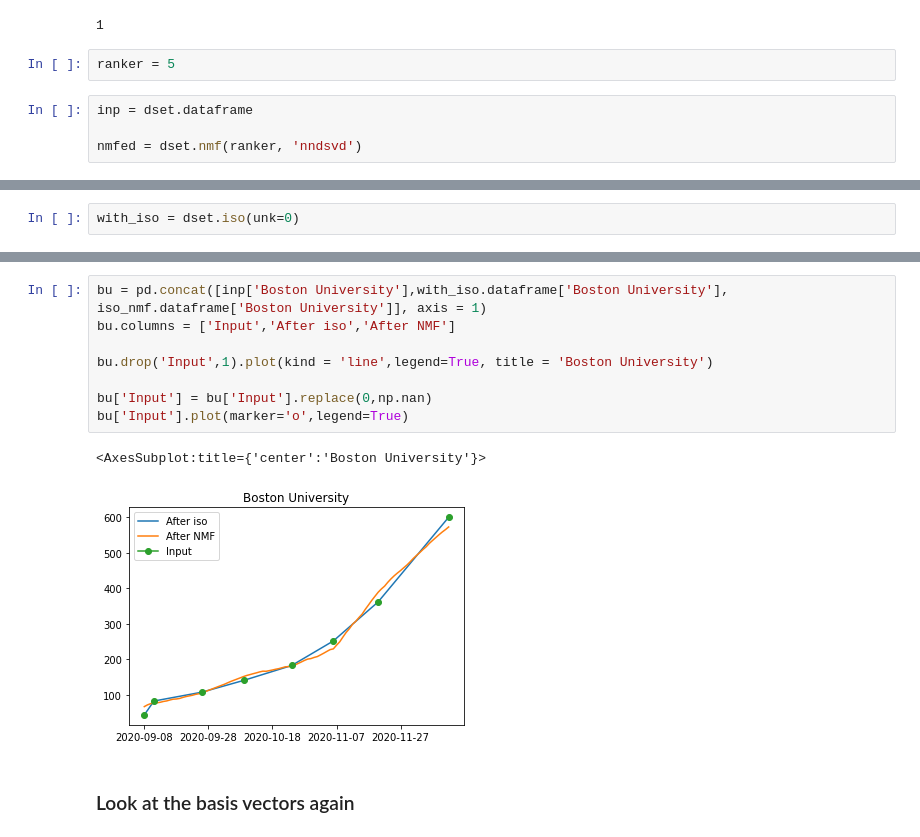
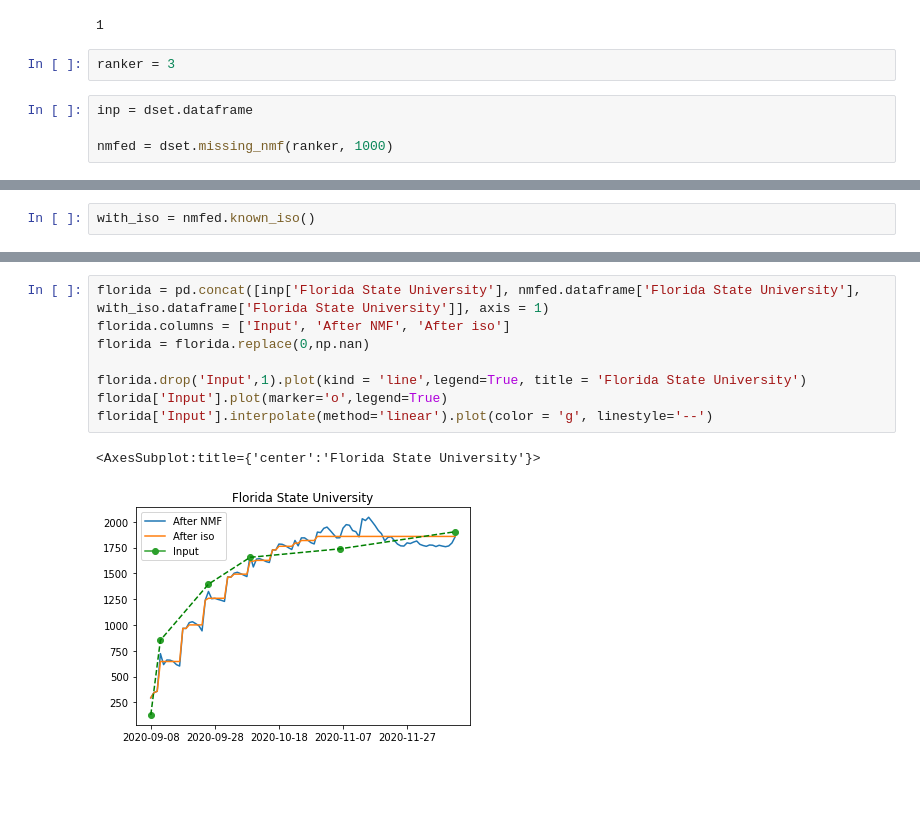
Before and after one commit to kevin-q2/Covid_Diffusion, a Jupyter notebook: analysis/nmf_tests.ipynb, the cells around one changed output, grey strips where cells are left out. Cells and saved outputs as stored; diff of their text form; blank space fills up the shorter version.

```diff
--- a/analysis/nmf_tests.ipynb
+++ b/analysis/nmf_tests.ipynb
@@ -48,8 +48,8 @@ print(ranker)
 # %% [output]
 1
 # %%
-ranker = 5
+ranker = 3
 # %%
 inp = dset.dataframe
 
-nmfed = dset.nmf(ranker, 'nndsvd')
+nmfed = dset.missing_nmf(ranker, 1000)
@@ -56 +74,3 @@ nmfed = dset.nmf(ranker, 'nndsvd')
+# %%
+with_iso = nmfed.known_iso()
 # %% [markdown]
@@ -99,2 +122,0 @@ plot_bases(dset,ranker)
-# %%
-with_iso = dset.iso(unk=0)
@@ -103,13 +134,11 @@ iso_nmf = with_iso.nmf(ranker, 'random')
 # %%
-bu = pd.concat([inp['Boston University'],with_iso.dataframe['Boston University'], iso_nmf.dataframe['Boston University']], axis = 1)
-bu.columns = ['Input','After iso','After NMF']
+florida = pd.concat([inp['Florida State University'], nmfed.dataframe['Florida State University'], with_iso.dataframe['Florida State University']], axis = 1)
+florida.columns = ['Input', 'After NMF', 'After iso']
+florida = florida.replace(0,np.nan)
 
-bu.drop('Input',1).plot(kind = 'line',legend=True, title = 'Boston University')
-
-bu['Input'] = bu['Input'].replace(0,np.nan)
-bu['Input'].plot(marker='o',legend=True)
+florida.drop('Input',1).plot(kind = 'line',legend=True, title = 'Florida State University')
+florida['Input'].plot(marker='o',legend=True)
+florida['Input'].interpolate(method='linear').plot(color = 'g', linestyle='--')
 # %% [output]
-<AxesSubplot:title={'center':'Boston University'}>
+<AxesSubplot:title={'center':'Florida State University'}>
-[figure, old version]
+[figure, new version]
-# %% [markdown]
-### Look at the basis vectors again
```
Also changed, not shown: parts of 23 cells of this notebook, 1 other file.
